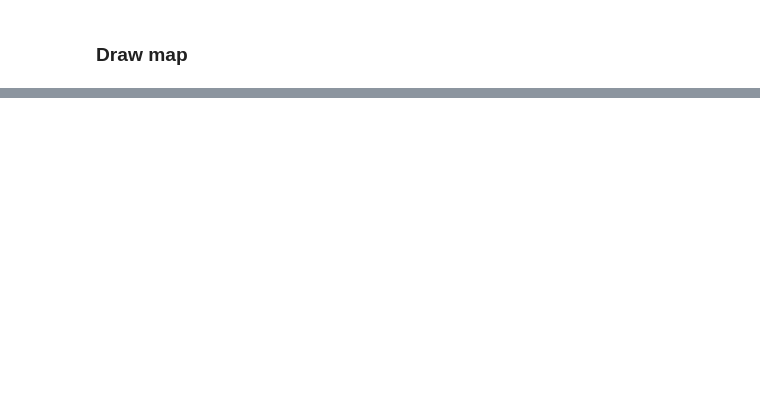
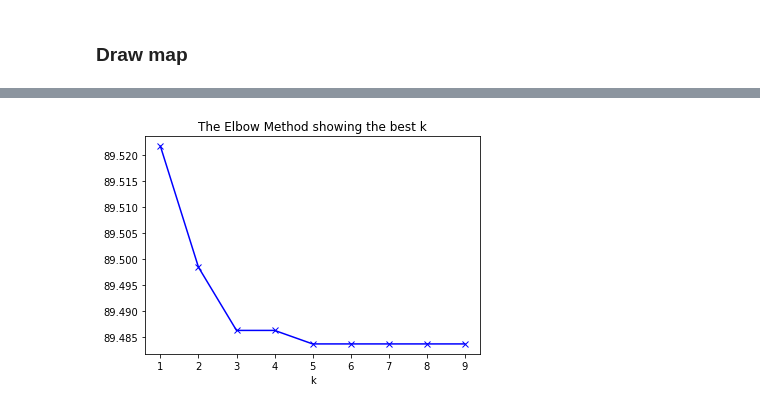
Before and after one commit to Jssssss/ADSC, a Jupyter notebook: ADSC_final.ipynb, the cells around one changed output, grey strips where cells are left out. Drawn from its saved outputs; the diff is of its cells as text; code cells hidden in the pictures; blank space fills up the shorter version.

```diff
--- a/ADSC_final.ipynb
+++ b/ADSC_final.ipynb
@@ -158,0 +312,6 @@ mymap
+# %%
+# Cluster Second Cup
+X_sc = sc.iloc[:, [11, 12]]
+best_k(X_sc)
+# %% [output]
+[figure, added]
```
Also changed, not shown: parts of 21 cells of this notebook, 1 other file.
